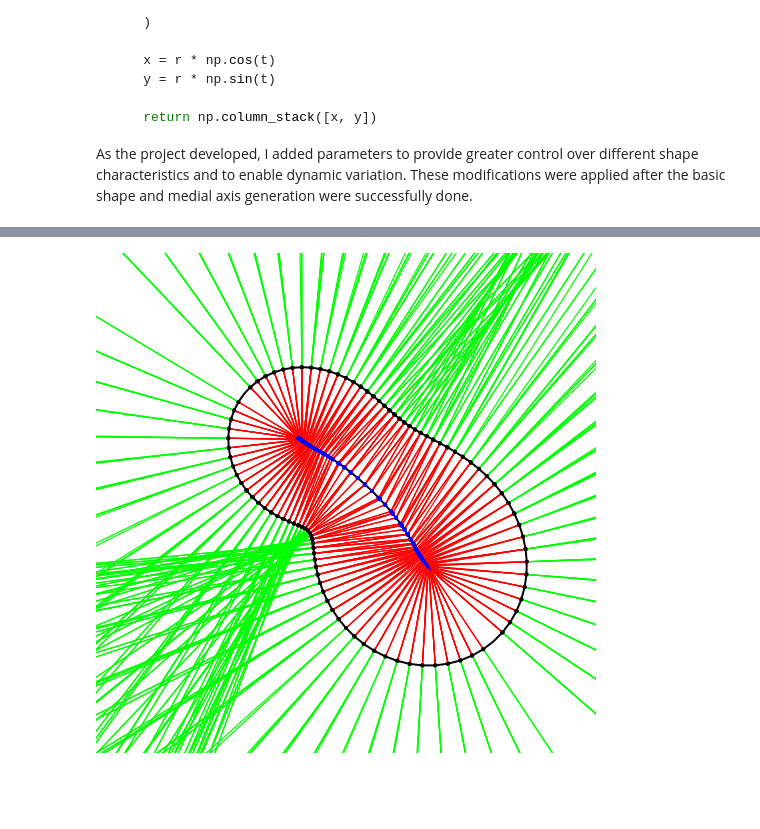
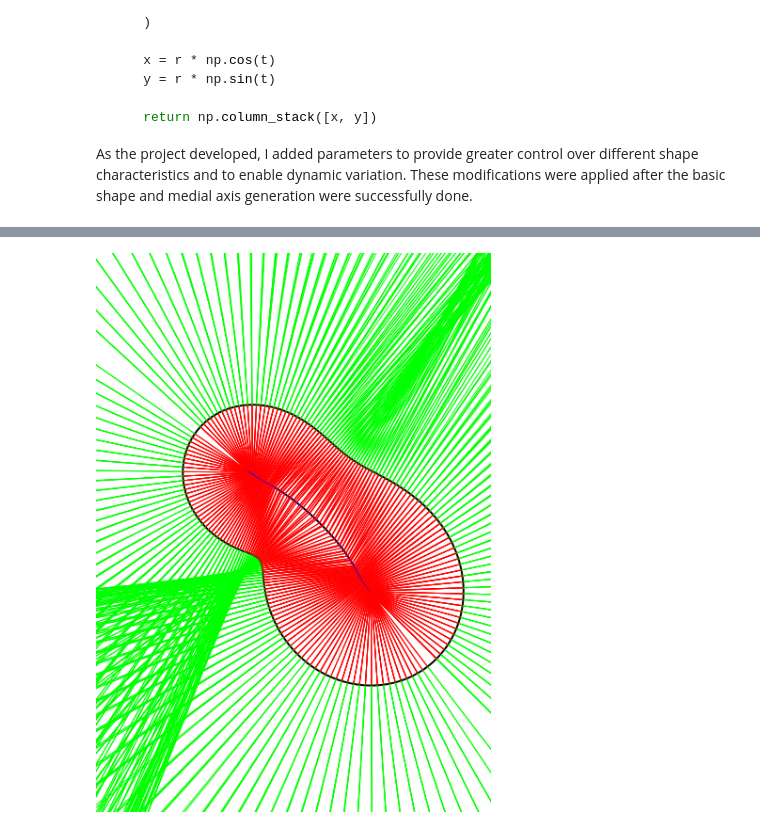
Before and after one commit to devsohyun/pfad-biological-shapes-exploration, a Jupyter notebook: documentation.ipynb, the cells around one changed output, grey strips where cells are left out. Saved outputs shown, nothing was run; the diff lists cells and outputs as text; code cells hidden in the pictures; folded sections open; blank space fills up the shorter version.

```diff
--- a/documentation.ipynb
+++ b/documentation.ipynb
@@ -172,8 +174,6 @@ def medial_axis(points, min_radius=20):
                 continue # ignore points outside the shape
 
             r = np.linalg.norm(c - vor.points[i])
-            if r < min_radius:
-                continue # filter small / noisy features
 
             medial.append({
                 "center": c,         # medial axis point
@@ -272,7 +294,7 @@ show()
 # %%
 SHAPES = {
     "potato": dict(
-        n=100,
+        n=200,
         radius=250,
         base=0.5,
         sin_amp=0.2,
@@ -284,7 +306,7 @@ SHAPES = {
     ),
     "peanut": dict(
         n=100,
-        radius=250,
+        radius=200,
         base=0.5,
         sin_amp=0.3,
         sin_freq=2,
@@ -294,7 +316,8 @@ SHAPES = {
         asymmetry=0.0,
     ),
     "eight": dict(
-        n=100,
+        n=180,
+        radius= 150,
         base=0.5,
         sin_amp=0.8,
         sin_freq=2,
@@ -304,6 +327,7 @@ SHAPES = {
         asymmetry=0.0,
     ),
     "celery": dict(
+        n=220,
         base=0.75,
         sin_amp=0.1,
         sin_freq=6,
@@ -313,8 +337,8 @@ SHAPES = {
         wobble_freq=2,
         asymmetry=0.0,
     ),
-    "test": dict(
-        n=200,
+    "tri": dict(
+        n=250,
         base=0.75,
         sin_amp=0.2,
         sin_freq=3,
@@ -324,4 +348,5 @@ SHAPES = {
         wobble_freq=5,
         asymmetry=0.0,
     ),
+    # can add more shapes if you want
 }
@@ -328,14 +359,13 @@ SHAPES = {
 # %%
 # Generate boundary
-points = sample_biological_shape(**SHAPES["potato"])
+points = sample_biological_shape(**SHAPES["potato"]) # switch to the shape you want
 
 # Compute medial axis and order it into a skeleton
 medial = medial_axis(points, min_radius=25)  # min_radius: thickness of skeleton
 medial = order_medial_points(medial)
 
 # Create drawing canvas
-create_canvas(500, 500)
-print(canvas)
+create_canvas(420, 594)
 background(255)
 translate(width / 2, height / 2)
 
@@ -350 +379 @@ show()
-[figure, old version]
+[figure, new version]
```
Also changed, not shown: parts of 13 cells of this notebook, 1 other file.
